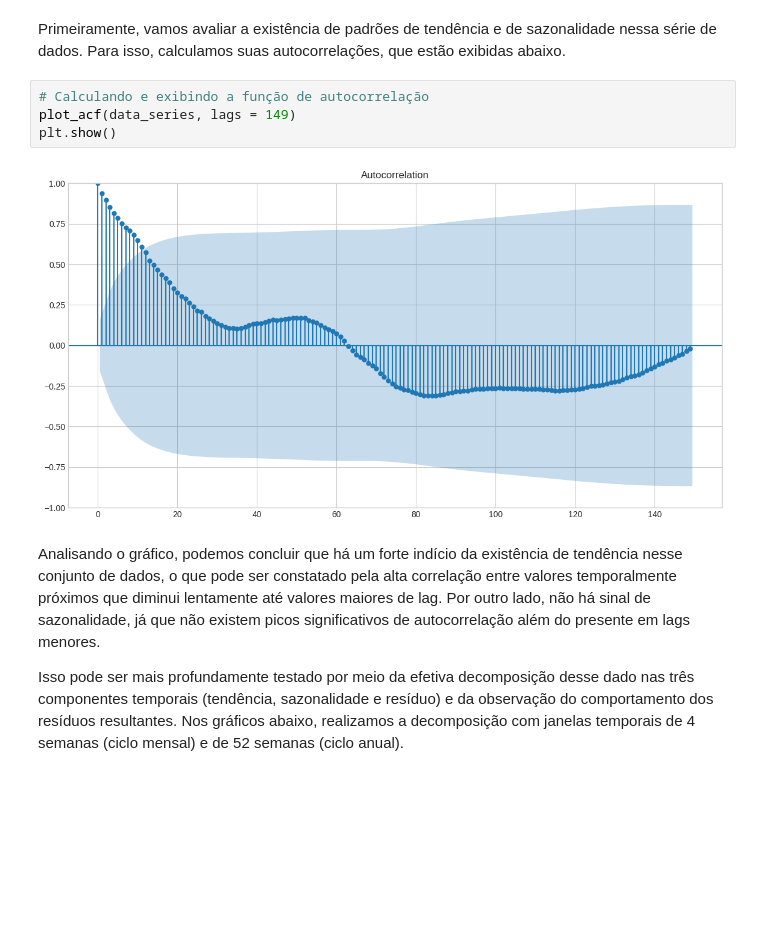
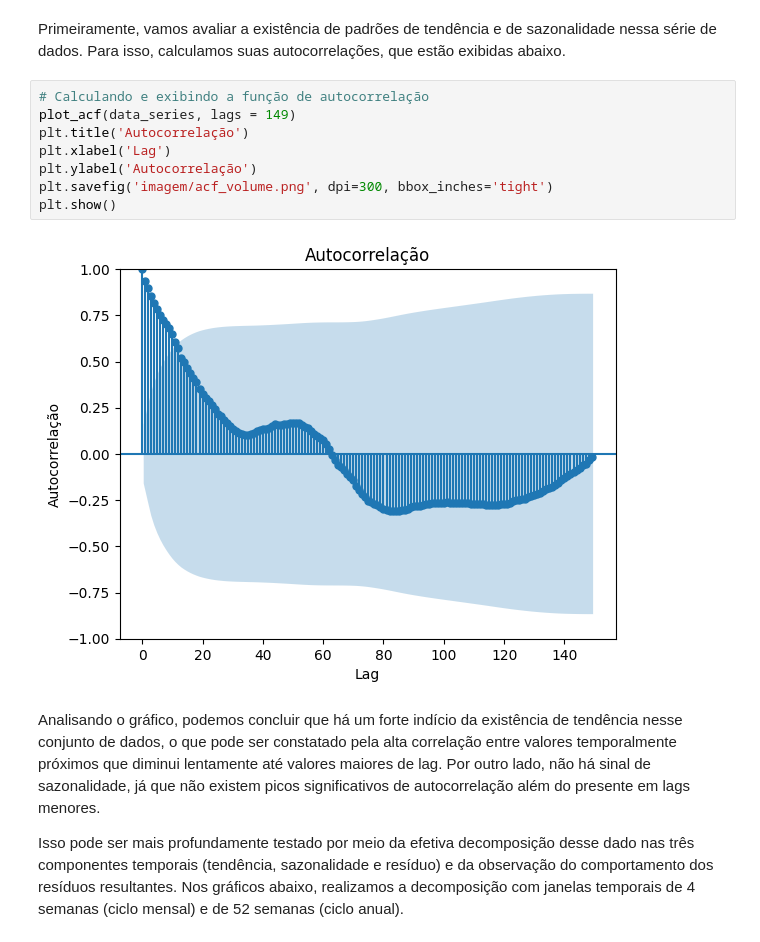
Before and after one commit to PedroPHC25/Time-Series-A1, a Jupyter notebook: relatorio.ipynb, the cells around one changed output. Cells and saved outputs as stored; diff of their text form; blank space fills up the shorter version.

```diff
--- a/relatorio.ipynb
+++ b/relatorio.ipynb
@@ -72,9 +76,13 @@ Primeiramente, vamos avaliar a existência de padrões de tendência e de sazona
 # %%
 # Calculando e exibindo a função de autocorrelação
 plot_acf(data_series, lags = 149)
+plt.title('Autocorrelação')
+plt.xlabel('Lag')
+plt.ylabel('Autocorrelação')
+plt.savefig('imagem/acf_volume.png', dpi=300, bbox_inches='tight')
 plt.show()
 # %% [output]
-[figure, old version]
+[figure, new version]
 # %% [markdown]
 Analisando o gráfico, podemos concluir que há um forte indício da existência de tendência nesse conjunto de dados, o que pode ser constatado pela alta correlação entre valores temporalmente próximos que diminui lentamente até valores maiores de lag. Por outro lado, não há sinal de sazonalidade, já que não existem picos significativos de autocorrelação além do presente em lags menores.
 
```
Also changed, not shown: parts of 13 cells of this notebook, 33 other files.
